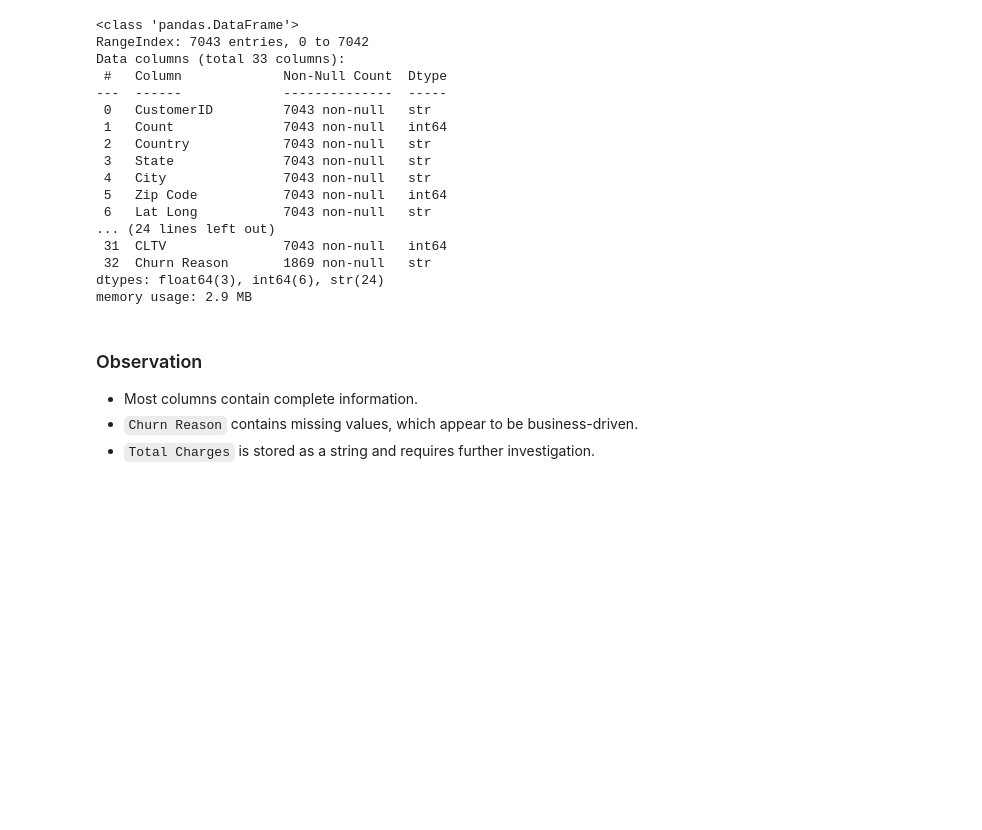
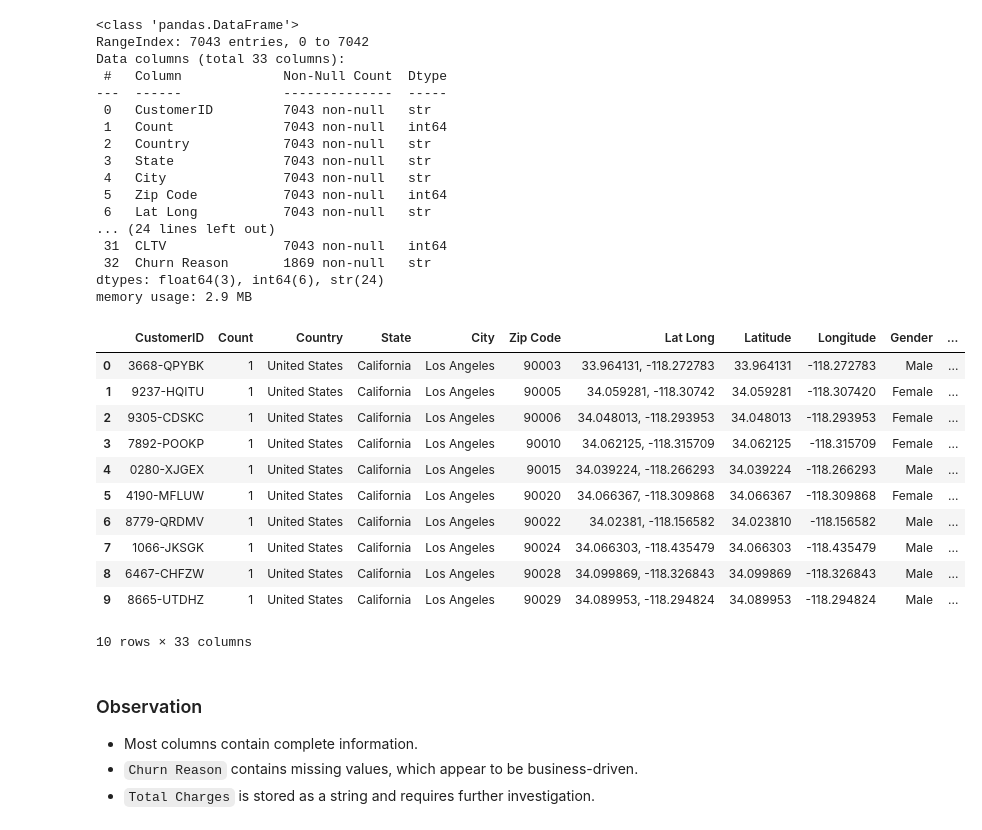
Before and after one commit to ySaiJathin/Telecom360-AI, a Jupyter notebook: notebooks/01_Data_Discovery.ipynb, the cells around one changed output. Saved outputs shown, nothing was run; the diff lists cells and outputs as text; code cells hidden in the pictures; blank space fills up the shorter version.

```diff
--- a/notebooks/01_Data_Discovery.ipynb
+++ b/notebooks/01_Data_Discovery.ipynb
@@ -79,6 +79,21 @@ Data columns (total 33 columns):
  32  Churn Reason       1869 non-null   str
 dtypes: float64(3), int64(6), str(24)
 memory usage: 2.9 MB
+# %%
+df.head(10)
+# %% [output]
+|  | CustomerID | Count | Country | State | City | Zip Code | Lat Long | Latitude | Longitude | Gender | ... |
+| 0 | 3668-QPYBK | 1 | United States | California | Los Angeles | 90003 | 33.964131, -118.272783 | 33.964131 | -118.272783 | Male | ... |
+| 1 | 9237-HQITU | 1 | United States | California | Los Angeles | 90005 | 34.059281, -118.30742 | 34.059281 | -118.307420 | Female | ... |
+| 2 | 9305-CDSKC | 1 | United States | California | Los Angeles | 90006 | 34.048013, -118.293953 | 34.048013 | -118.293953 | Female | ... |
+| 3 | 7892-POOKP | 1 | United States | California | Los Angeles | 90010 | 34.062125, -118.315709 | 34.062125 | -118.315709 | Female | ... |
+| 4 | 0280-XJGEX | 1 | United States | California | Los Angeles | 90015 | 34.039224, -118.266293 | 34.039224 | -118.266293 | Male | ... |
+| 5 | 4190-MFLUW | 1 | United States | California | Los Angeles | 90020 | 34.066367, -118.309868 | 34.066367 | -118.309868 | Female | ... |
+| 6 | 8779-QRDMV | 1 | United States | California | Los Angeles | 90022 | 34.02381, -118.156582 | 34.023810 | -118.156582 | Male | ... |
+| 7 | 1066-JKSGK | 1 | United States | California | Los Angeles | 90024 | 34.066303, -118.435479 | 34.066303 | -118.435479 | Male | ... |
+| 8 | 6467-CHFZW | 1 | United States | California | Los Angeles | 90028 | 34.099869, -118.326843 | 34.099869 | -118.326843 | Male | ... |
+| 9 | 8665-UTDHZ | 1 | United States | California | Los Angeles | 90029 | 34.089953, -118.294824 | 34.089953 | -118.294824 | Male | ... |
+10 rows × 33 columns
 # %% [markdown]
 ### Observation
 
```
